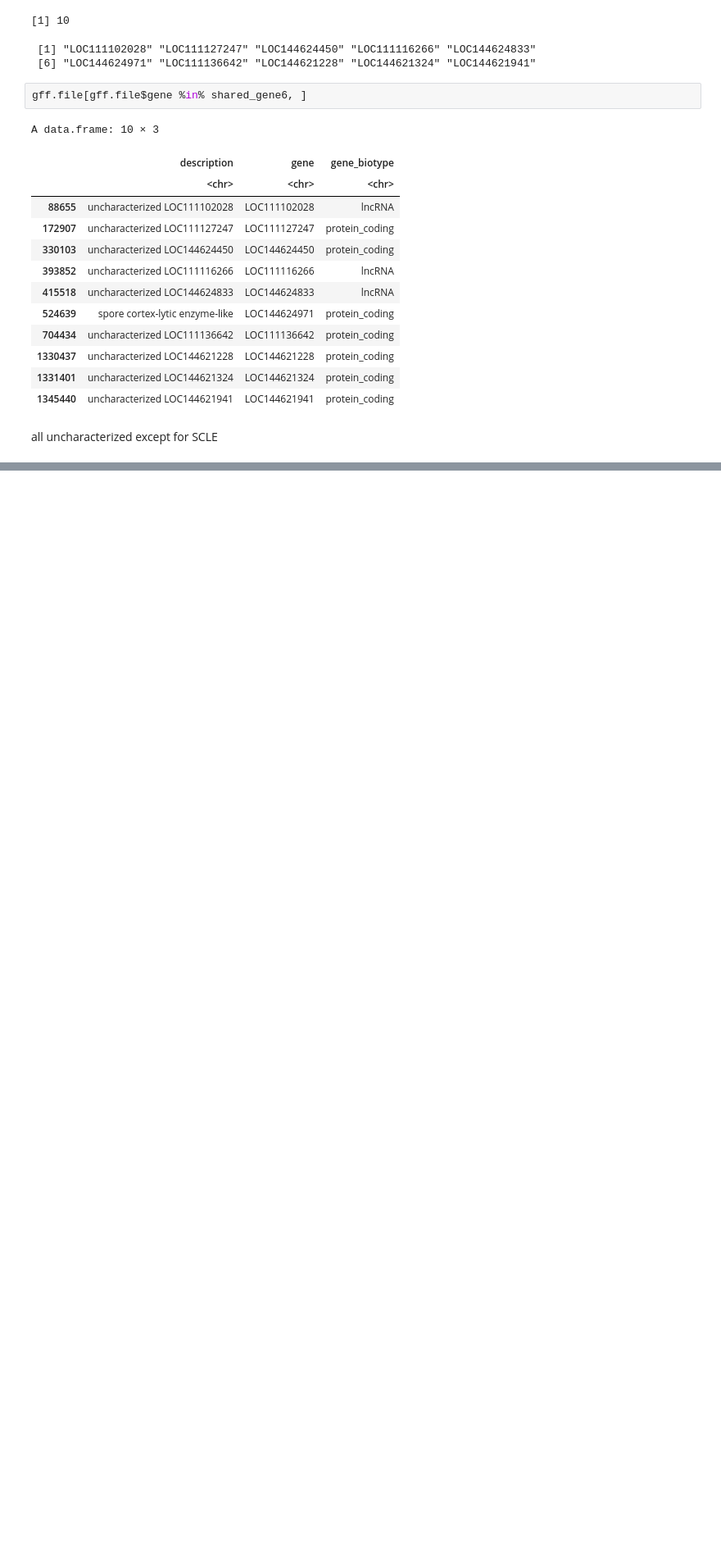
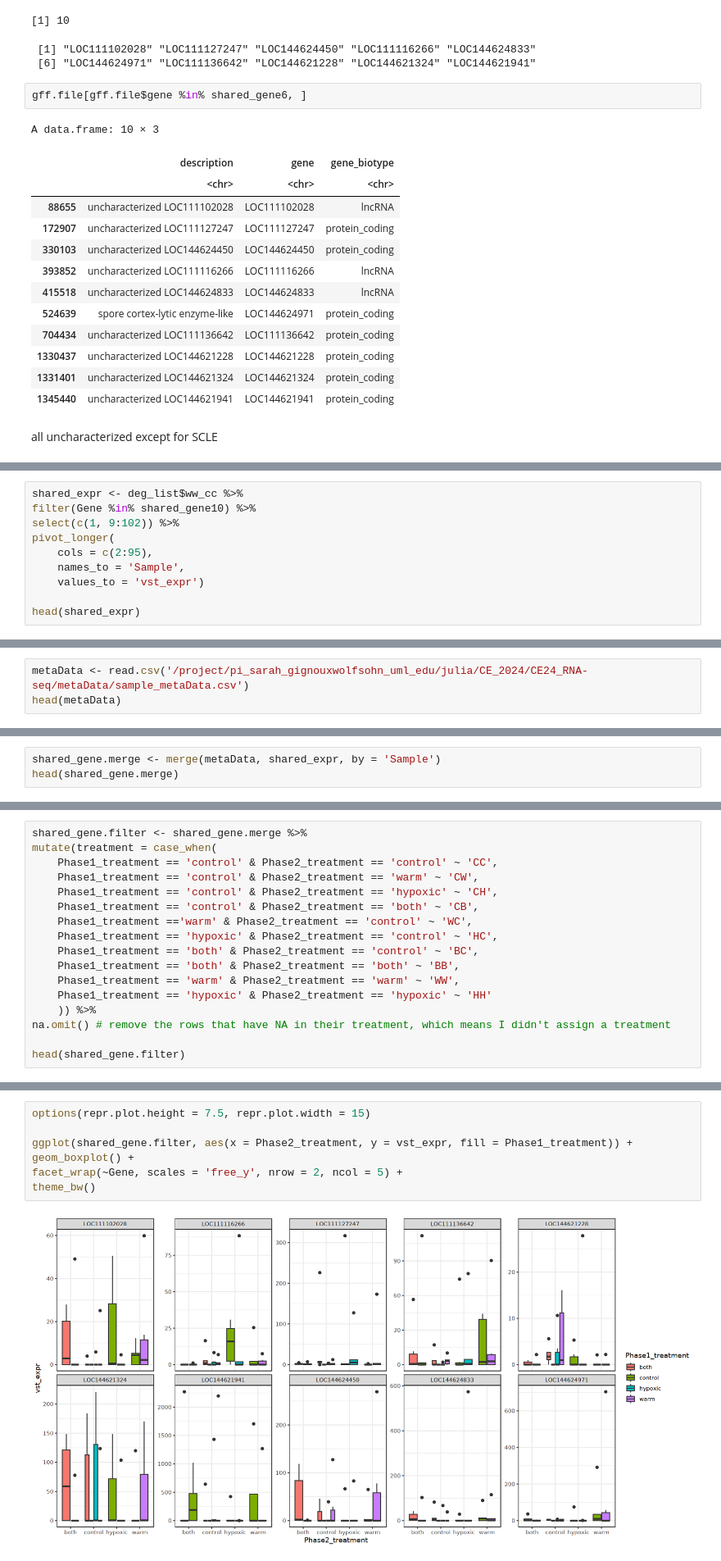
Before and after one commit to jgmcdonough/CE24_RNA-seq, a Jupyter notebook: analysis/diff_expression/phase2_v_phase2/new_refGenome/upset_p2.v.p2.ipynb, the cells around one changed output, grey strips where cells are left out. Shown at 82% size. Drawn from its saved outputs; the diff is of its cells as text; blank space fills up the shorter version.

Commit message:
deeper look into 10 shared genes from 9 comparisons

```diff
--- a/analysis/diff_expression/phase2_v_phase2/new_refGenome/upset_p2.v.p2.ipynb
+++ b/analysis/diff_expression/phase2_v_phase2/new_refGenome/upset_p2.v.p2.ipynb
@@ -835,0 +822,10 @@ all uncharacterized except for SCLE
+# %%
+shared_expr <- deg_list$ww_cc %>%
+filter(Gene %in% shared_gene10) %>%
+select(c(1, 9:102)) %>%
+pivot_longer(
+    cols = c(2:95),
+    names_to = 'Sample',
+    values_to = 'vst_expr')
+
+head(shared_expr)
@@ -835,0 +844,3 @@ all uncharacterized except for SCLE
+# %%
+metaData <- read.csv('/project/pi_sarah_gignouxwolfsohn_uml_edu/julia/CE_2024/CE24_RNA-seq/metaData/sample_metaData.csv')
+head(metaData)
@@ -835,0 +857,3 @@ all uncharacterized except for SCLE
+# %%
+shared_gene.merge <- merge(metaData, shared_expr, by = 'Sample')
+head(shared_gene.merge)
@@ -835,0 +872,17 @@ all uncharacterized except for SCLE
+# %%
+shared_gene.filter <- shared_gene.merge %>%
+mutate(treatment = case_when(
+    Phase1_treatment == 'control' & Phase2_treatment == 'control' ~ 'CC',
+    Phase1_treatment == 'control' & Phase2_treatment == 'warm' ~ 'CW',
+    Phase1_treatment == 'control' & Phase2_treatment == 'hypoxic' ~ 'CH',
+    Phase1_treatment == 'control' & Phase2_treatment == 'both' ~ 'CB',
+    Phase1_treatment =='warm' & Phase2_treatment == 'control' ~ 'WC',
+    Phase1_treatment == 'hypoxic' & Phase2_treatment == 'control' ~ 'HC',
+    Phase1_treatment == 'both' & Phase2_treatment == 'control' ~ 'BC',
+    Phase1_treatment == 'both' & Phase2_treatment == 'both' ~ 'BB',
+    Phase1_treatment == 'warm' & Phase2_treatment == 'warm' ~ 'WW',
+    Phase1_treatment == 'hypoxic' & Phase2_treatment == 'hypoxic' ~ 'HH'
+    )) %>%
+na.omit() # remove the rows that have NA in their treatment, which means I didn't assign a treatment
+
+head(shared_gene.filter)
@@ -835,0 +899,9 @@ all uncharacterized except for SCLE
+# %%
+options(repr.plot.height = 7.5, repr.plot.width = 15)
+
+ggplot(shared_gene.filter, aes(x = Phase2_treatment, y = vst_expr, fill = Phase1_treatment)) +
+geom_boxplot() +
+facet_wrap(~Gene, scales = 'free_y', nrow = 2, ncol = 5) +
+theme_bw()
+# %% [output]
+[figure, added]
```
Also changed, not shown: parts of 14 cells of this notebook.
